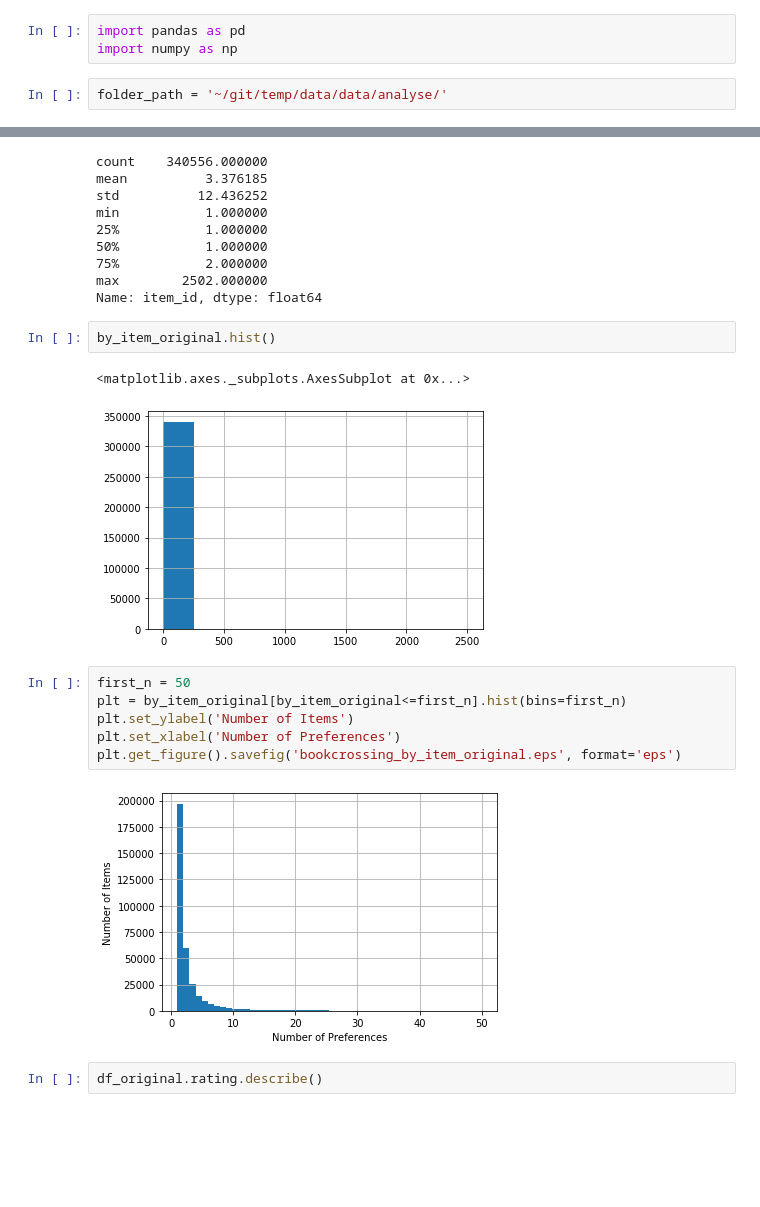
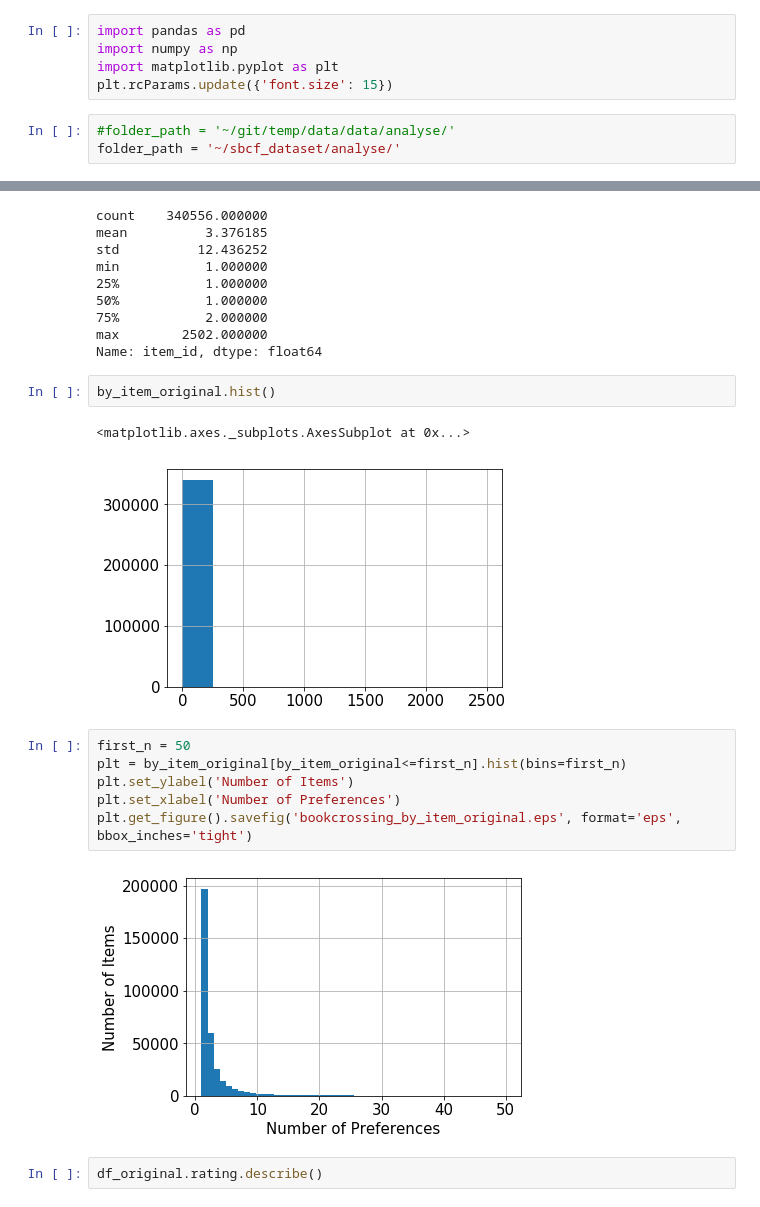
Before and after one commit to mokarakaya/graphaggregatediversity-dataset-analysis, a Jupyter notebook: bookcrossing.ipynb, the cells around one changed output, grey strips where cells are left out. Saved outputs shown, nothing was run; the diff lists cells and outputs as text; blank space fills up the shorter version.

```diff
--- a/bookcrossing.ipynb
+++ b/bookcrossing.ipynb
@@ -1,8 +1,11 @@
 # %%
 import pandas as pd
 import numpy as np
+import matplotlib.pyplot as plt
+plt.rcParams.update({'font.size': 15})
 # %%
-folder_path = '~/git/temp/data/data/analyse/'
+#folder_path = '~/git/temp/data/data/analyse/'
+folder_path = '~/sbcf_dataset/analyse/'
 # %%
 df = pd.read_csv(folder_path + 'bookcrossing_processed.data', names=['user_id', 'item_id', 'rating'], delimiter=',')
 # %%
@@ -178,15 +181,15 @@ Name: item_id, dtype: float64
 by_item_original.hist()
 # %% [output]
 <matplotlib.axes._subplots.AxesSubplot at 0x...>
-[figure, old version]
+[figure, new version]
 # %%
 first_n = 50
 plt = by_item_original[by_item_original<=first_n].hist(bins=first_n)
 plt.set_ylabel('Number of Items')
 plt.set_xlabel('Number of Preferences')
-plt.get_figure().savefig('bookcrossing_by_item_original.eps', format='eps')
+plt.get_figure().savefig('bookcrossing_by_item_original.eps', format='eps', bbox_inches='tight')
 # %% [output]
-[figure, old version]
+[figure, new version]
 # %%
 df_original.rating.describe()
 # %% [output]
```
Also changed, not shown: parts of 8 cells of this notebook, 17 other files.
